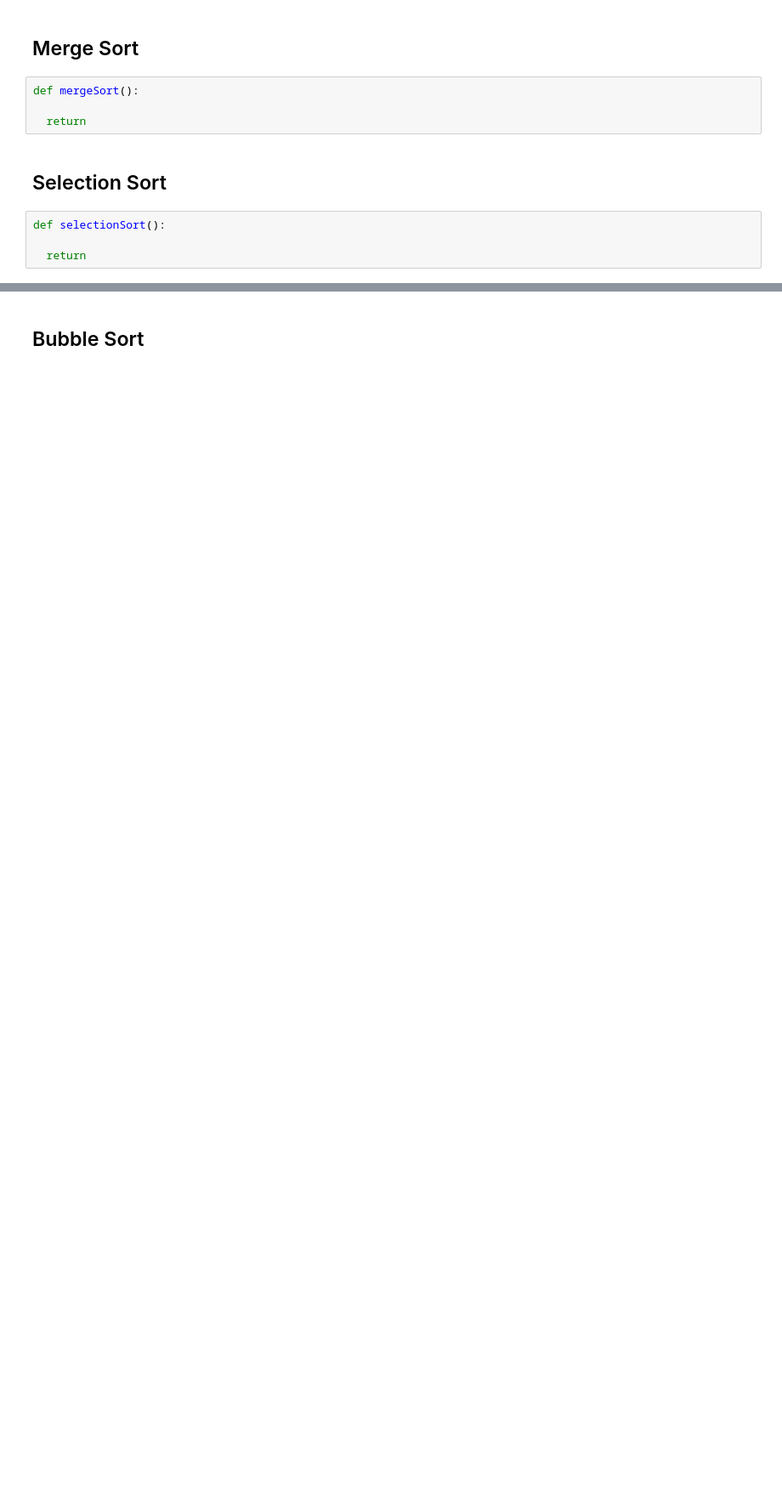
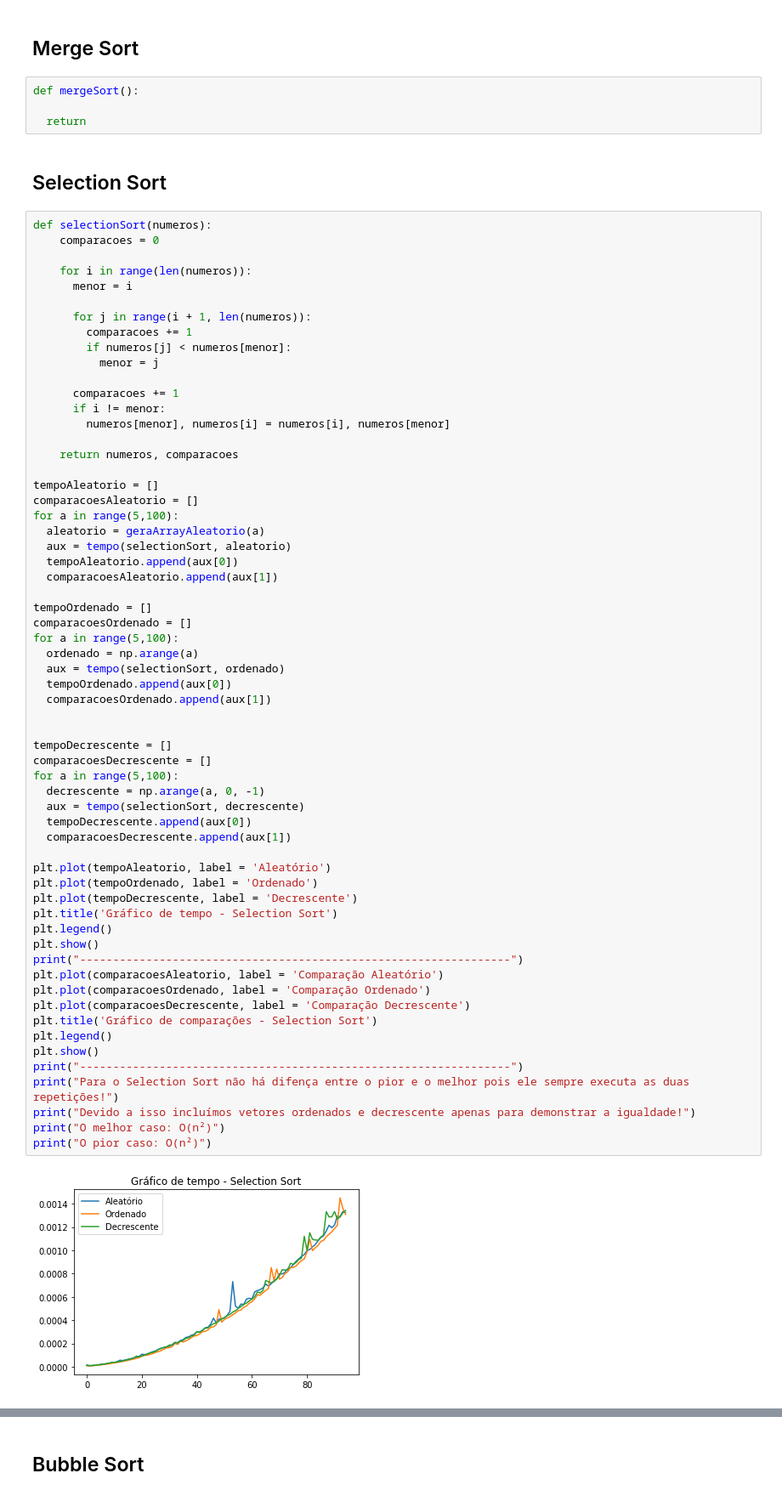
Before and after one commit to Arthss/Exerc-cio-de-CPA, a Jupyter notebook: Exercício_de_CPA.ipynb, the cells around one changed output, grey strips where cells are left out. Shown at 85% size. Drawn from its saved outputs; the diff is of its cells as text; blank space fills up the shorter version.

```diff
--- a/Exercício_de_CPA.ipynb
+++ b/Exercício_de_CPA.ipynb
@@ -125,7 +131,66 @@ def mergeSort():
   return
 # %% [markdown]
 ##  Selection Sort
-# %%
-def selectionSort():
-
-  return
+# %%
+def selectionSort(numeros):
+    comparacoes = 0
+
+    for i in range(len(numeros)):
+      menor = i
+
+      for j in range(i + 1, len(numeros)):
+        comparacoes += 1
+        if numeros[j] < numeros[menor]:
+          menor = j
+
+      comparacoes += 1
+      if i != menor:
+        numeros[menor], numeros[i] = numeros[i], numeros[menor]
+
+    return numeros, comparacoes
+
+tempoAleatorio = []
+comparacoesAleatorio = []
+for a in range(5,100):
+  aleatorio = geraArrayAleatorio(a)
+  aux = tempo(selectionSort, aleatorio)
+  tempoAleatorio.append(aux[0])
+  comparacoesAleatorio.append(aux[1])
+
+tempoOrdenado = []
+comparacoesOrdenado = []
+for a in range(5,100):
+  ordenado = np.arange(a)
+  aux = tempo(selectionSort, ordenado)
+  tempoOrdenado.append(aux[0])
+  comparacoesOrdenado.append(aux[1])
+
+
+tempoDecrescente = []
+comparacoesDecrescente = []
+for a in range(5,100):
+  decrescente = np.arange(a, 0, -1)
+  aux = tempo(selectionSort, decrescente)
+  tempoDecrescente.append(aux[0])
+  comparacoesDecrescente.append(aux[1])
+
+plt.plot(tempoAleatorio, label = 'Aleatório')
+plt.plot(tempoOrdenado, label = 'Ordenado')
+plt.plot(tempoDecrescente, label = 'Decrescente')
+plt.title('Gráfico de tempo - Selection Sort')
+plt.legend()
+plt.show()
+print("-----------------------------------------------------------------")
+plt.plot(comparacoesAleatorio, label = 'Comparação Aleatório')
+plt.plot(comparacoesOrdenado, label = 'Comparação Ordenado')
+plt.plot(comparacoesDecrescente, label = 'Comparação Decrescente')
+plt.title('Gráfico de comparações - Selection Sort')
+plt.legend()
+plt.show()
+print("-----------------------------------------------------------------")
+print("Para o Selection Sort não há difença entre o pior e o melhor pois ele sempre executa as duas repetições!")
+print("Devido a isso incluímos vetores ordenados e decrescente apenas para demonstrar a igualdade!")
+print("O melhor caso: O(n²)")
+print("O pior caso: O(n²)")
+# %% [output]
+[figure, added]
```
Also changed, not shown: parts of 4 cells of this notebook.
